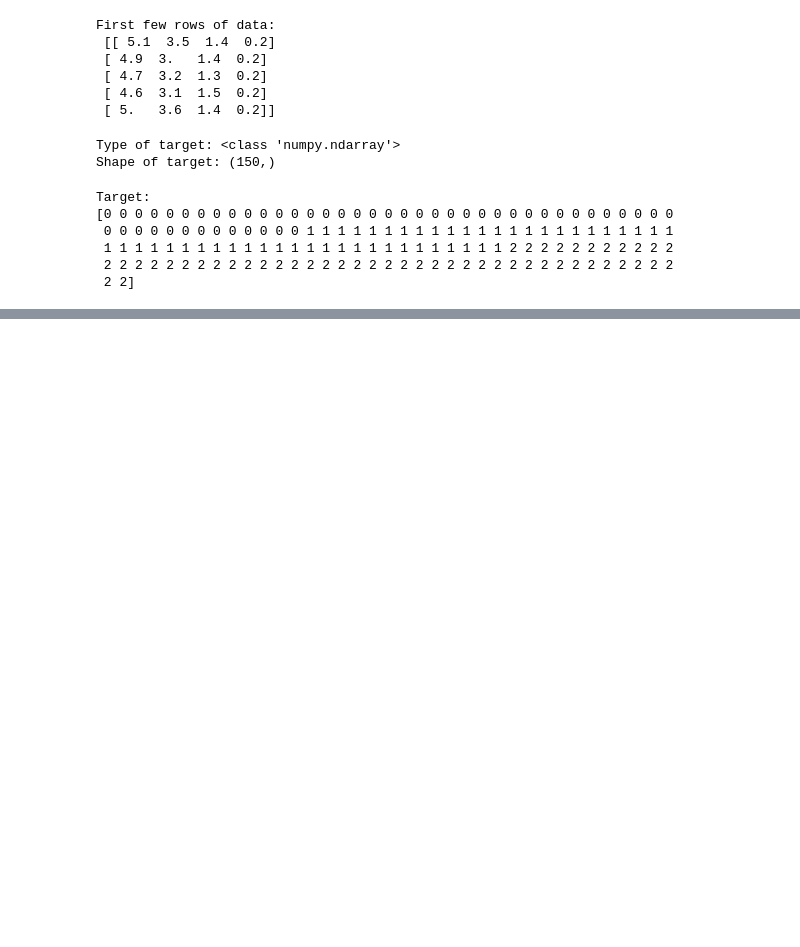
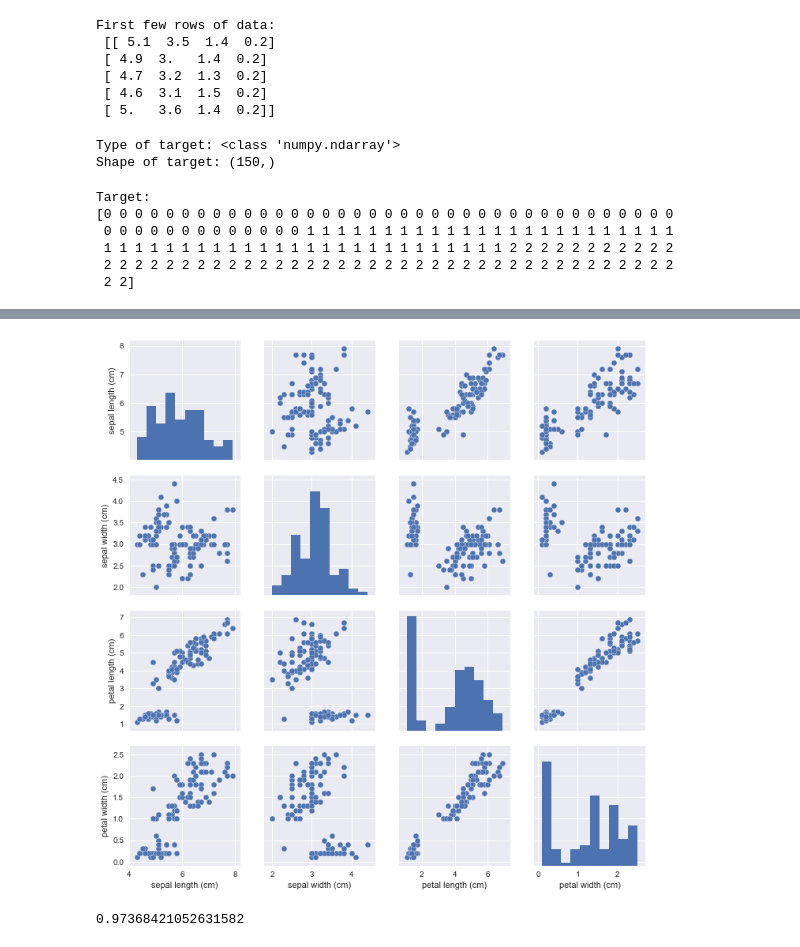
Before and after one commit to princegaurav/knn-on-iris, a Jupyter notebook: Classify iris species.ipynb, the cells around one changed output, grey strips where cells are left out. Drawn from its saved outputs; the diff is of its cells as text; code cells hidden in the pictures; blank space fills up the shorter version.

```diff
--- a/Classify iris species.ipynb
+++ b/Classify iris species.ipynb
@@ -60,3 +67,10 @@ Target:
  1 1 1 1 1 1 1 1 1 1 1 1 1 1 1 1 1 1 1 1 1 1 1 1 1 1 2 2 2 2 2 2 2 2 2 2 2
  2 2 2 2 2 2 2 2 2 2 2 2 2 2 2 2 2 2 2 2 2 2 2 2 2 2 2 2 2 2 2 2 2 2 2 2 2
  2 2]
+# %%
+#Importing function to split the iris_dataset for training and testing
+from sklearn.model_selection import train_test_split
+#Split the data in training and testing set
+X_train, X_test, y_train, y_test = train_test_split(iris_dataset['data'],
+                                                    iris_dataset['target'],
+                                                    random_state = 0)
@@ -62,0 +86,3 @@ Target:
+# %%
+#Create a pandas dataframe from iris train set
+iris_dataframe = pd.DataFrame(X_train, columns=iris_dataset['feature_names'])
@@ -62,0 +99,4 @@ Target:
+# %%
+pg = sns.pairplot(iris_dataframe)
+# %% [output]
+[figure, added]
@@ -62,0 +106,5 @@ Target:
+# %%
+knn.fit(X_train, y_train)
+knn.score(X_test, y_test)
+# %% [output]
+0.97368421052631582
```
Also changed, not shown: parts of 8 cells of this notebook.
